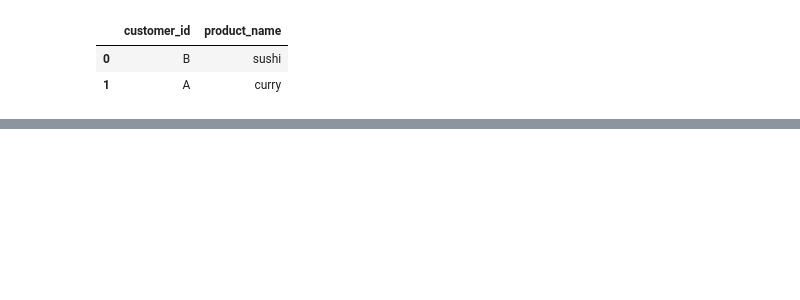
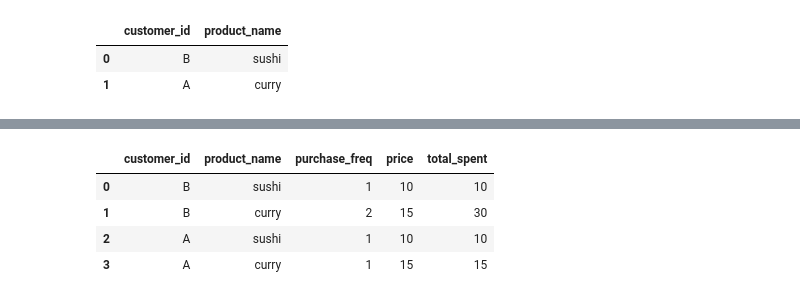
Before and after one commit to rexchou0715/sql_case_study, a Jupyter notebook: 001_dannys_diner/case_study.ipynb, the cells around one changed output, grey strips where cells are left out. Saved outputs shown, nothing was run; the diff lists cells and outputs as text; code cells hidden in the pictures; blank space fills up the shorter version.

```diff
--- a/001_dannys_diner/case_study.ipynb
+++ b/001_dannys_diner/case_study.ipynb
@@ -579,0 +797,57 @@ result
+# %%
+# Total spent on each item per custmer
+query = """
+WITH purchase_frequency AS(
+    SELECT
+        s.customer_id,
+        s.product_id,
+        COUNT(*) AS purchase_freq,
+    FROM
+        sales s
+    INNER JOIN
+        members m
+    ON s.customer_id = m.customer_id
+    WHERE s.order_date < m.join_date
+    GROUP BY s.customer_id, s.product_id
+)
+
+SELECT
+    pf.customer_id,
+    m.product_name,
+    pf.purchase_freq,
+    m.price,
+    (purchase_freq * price) AS total_spent
+FROM
+    purchase_frequency pf
+INNER JOIN
+    menu m
+ON pf.product_id = m.product_id;
+"""
+
+# Total spent per customer
+
+# query = """
+# SELECT
+#     s.customer_id,
+#     COUNT(*) AS purchase_freq,
+#     SUM(mn.price) AS total_spent
+# FROM
+#     sales s
+# INNER JOIN
+#     members m
+# ON s.customer_id = m.customer_id
+# INNER JOIN
+#     menu mn
+# ON s.product_id = mn.product_id
+# WHERE s.order_date < m.join_date
+# GROUP BY s.customer_id;
+# """
+
+result = con.execute(query).fetchdf()
+result
+# %% [output]
+|  | customer_id | product_name | purchase_freq | price | total_spent |
+| 0 | B | sushi | 1 | 10 | 10 |
+| 1 | B | curry | 2 | 15 | 30 |
+| 2 | A | sushi | 1 | 10 | 10 |
+| 3 | A | curry | 1 | 15 | 15 |
```
Also changed, not shown: parts of 5 cells of this notebook.
